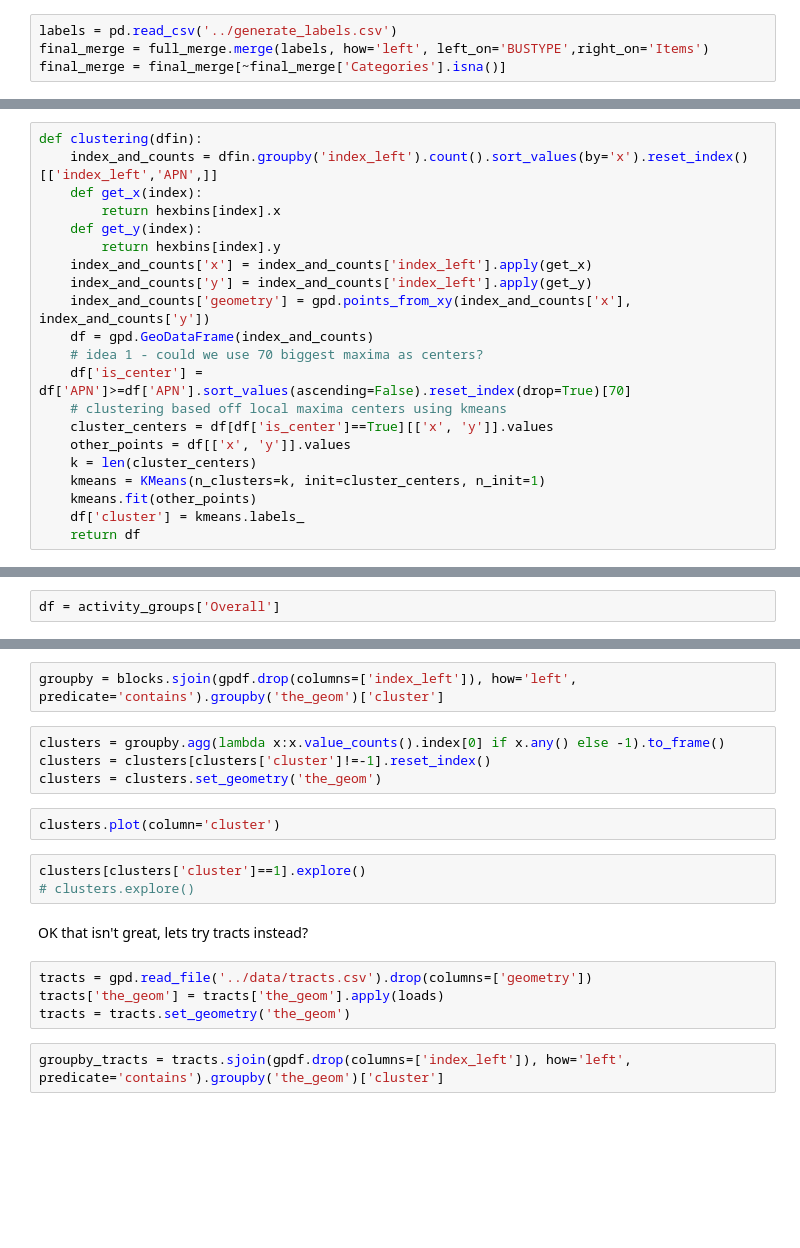
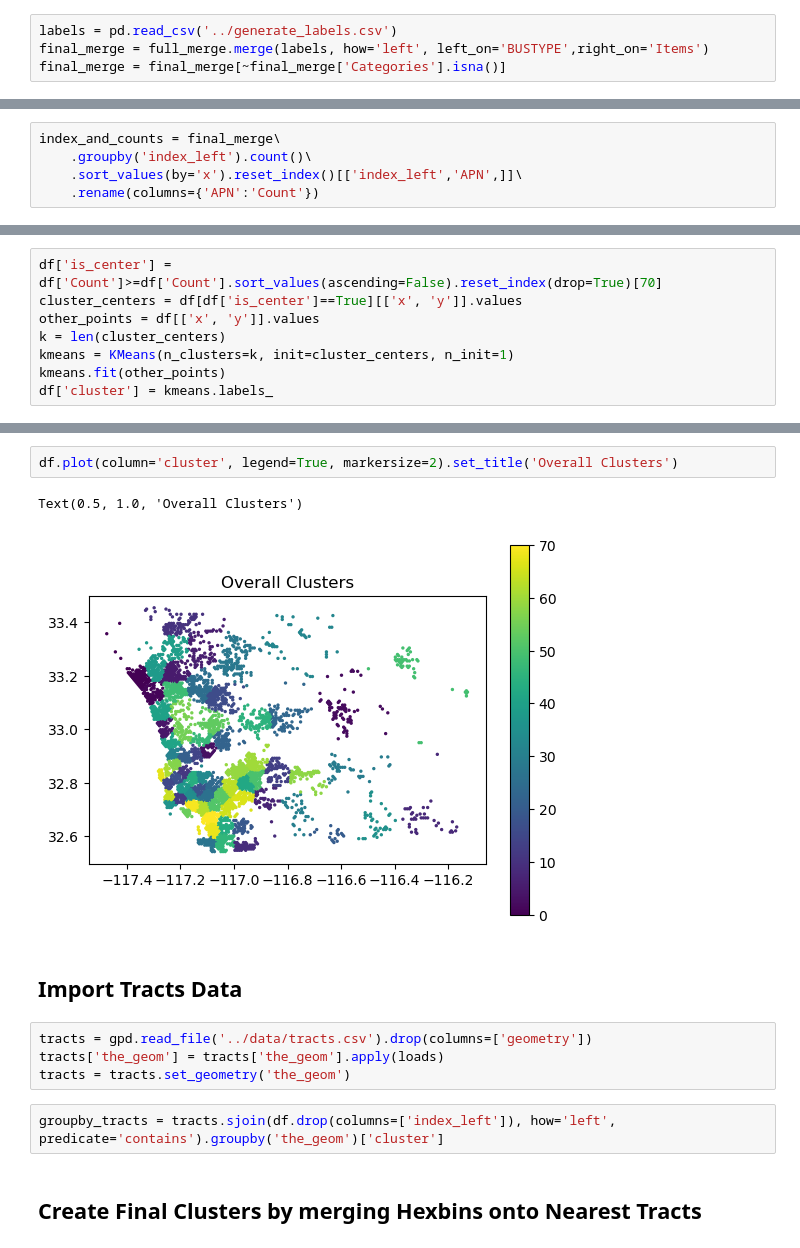
Before and after one commit to michaelmss/DSC180A-Activity-Centers, a Jupyter notebook: Notebooks/Hexbins.ipynb, the cells around one changed output, grey strips where cells are left out. Cells and saved outputs as stored; diff of their text form; blank space fills up the shorter version.

```diff
--- a/Notebooks/Hexbins.ipynb
+++ b/Notebooks/Hexbins.ipynb
@@ -41,0 +78,5 @@ Clustering techniques - use maxima as cluster centers and run kmeans for distanc
+# %%
+index_and_counts = final_merge\
+    .groupby('index_left').count()\
+    .sort_values(by='x').reset_index()[['index_left','APN',]]\
+    .rename(columns={'APN':'Count'})
@@ -42,21 +96,8 @@ Clustering techniques - use maxima as cluster centers and run kmeans for distanc
 # %%
-def clustering(dfin):
-    index_and_counts = dfin.groupby('index_left').count().sort_values(by='x').reset_index()[['index_left','APN',]]
-    def get_x(index):
-        return hexbins[index].x
-    def get_y(index):
-        return hexbins[index].y
-    index_and_counts['x'] = index_and_counts['index_left'].apply(get_x)
-    index_and_counts['y'] = index_and_counts['index_left'].apply(get_y)
-    index_and_counts['geometry'] = gpd.points_from_xy(index_and_counts['x'], index_and_counts['y'])
-    df = gpd.GeoDataFrame(index_and_counts)
-    # idea 1 - could we use 70 biggest maxima as centers?
-    df['is_center'] = df['APN']>=df['APN'].sort_values(ascending=False).reset_index(drop=True)[70]
-    # clustering based off local maxima centers using kmeans
-    cluster_centers = df[df['is_center']==True][['x', 'y']].values
-    other_points = df[['x', 'y']].values
-    k = len(cluster_centers)
-    kmeans = KMeans(n_clusters=k, init=cluster_centers, n_init=1)
-    kmeans.fit(other_points)
-    df['cluster'] = kmeans.labels_
-    return df
+df['is_center'] = df['Count']>=df['Count'].sort_values(ascending=False).reset_index(drop=True)[70]
+cluster_centers = df[df['is_center']==True][['x', 'y']].values
+other_points = df[['x', 'y']].values
+k = len(cluster_centers)
+kmeans = KMeans(n_clusters=k, init=cluster_centers, n_init=1)
+kmeans.fit(other_points)
+df['cluster'] = kmeans.labels_
@@ -73,2 +103,0 @@ for i,j in activity_groups.items():
-# %%
-df = activity_groups['Overall']
@@ -100,20 +104,16 @@ blocks = blocks.set_geometry('the_geom')
-# %%
-groupby = blocks.sjoin(gpdf.drop(columns=['index_left']), how='left', predicate='contains').groupby('the_geom')['cluster']
-# %%
-clusters = groupby.agg(lambda x:x.value_counts().index[0] if x.any() else -1).to_frame()
-clusters = clusters[clusters['cluster']!=-1].reset_index()
-clusters = clusters.set_geometry('the_geom')
-# %%
-clusters.plot(column='cluster')
-# %%
-clusters[clusters['cluster']==1].explore()
-# clusters.explore()
-# %% [markdown]
-OK that isn't great, lets try tracts instead?
+# %%
+df.plot(column='cluster', legend=True, markersize=2).set_title('Overall Clusters')
+# %% [output]
+Text(0.5, 1.0, 'Overall Clusters')
+[figure, added]
+# %% [markdown]
+## Import Tracts Data
 # %%
 tracts = gpd.read_file('../data/tracts.csv').drop(columns=['geometry'])
 tracts['the_geom'] = tracts['the_geom'].apply(loads)
 tracts = tracts.set_geometry('the_geom')
 # %%
-groupby_tracts = tracts.sjoin(gpdf.drop(columns=['index_left']), how='left', predicate='contains').groupby('the_geom')['cluster']
+groupby_tracts = tracts.sjoin(df.drop(columns=['index_left']), how='left', predicate='contains').groupby('the_geom')['cluster']
+# %% [markdown]
+## Create Final Clusters by merging Hexbins onto Nearest Tracts
 # %%
```
Also changed, not shown: parts of 27 cells of this notebook.
